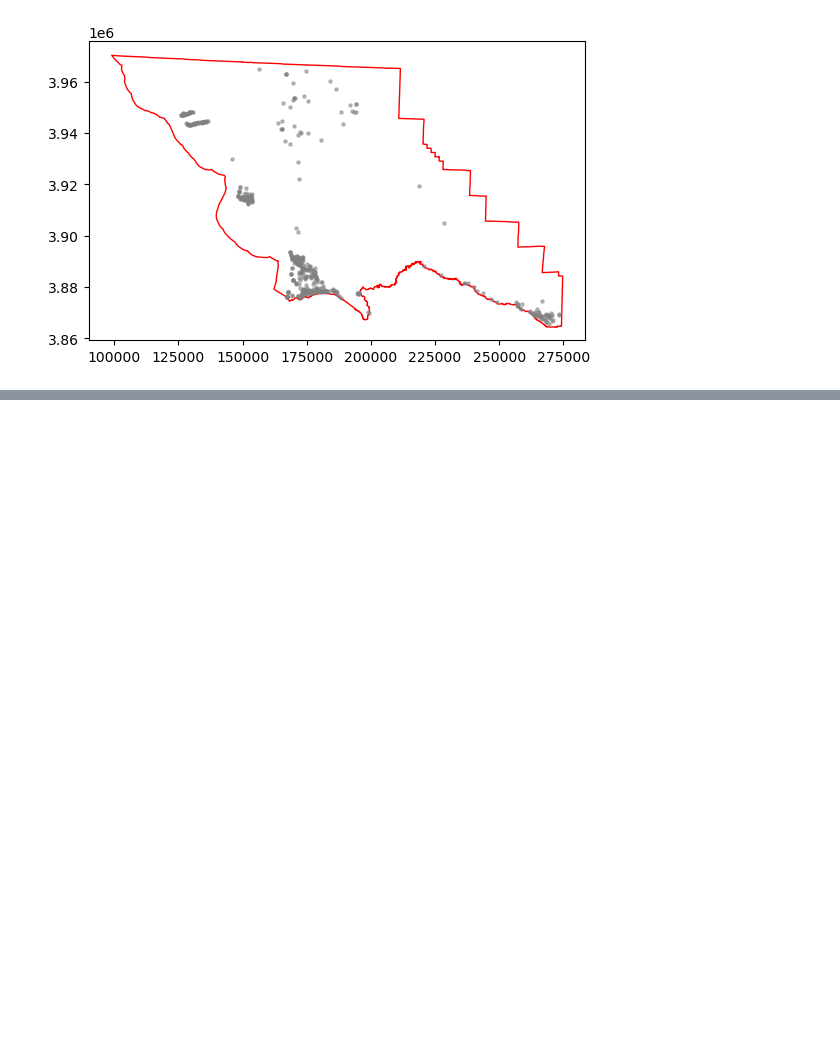
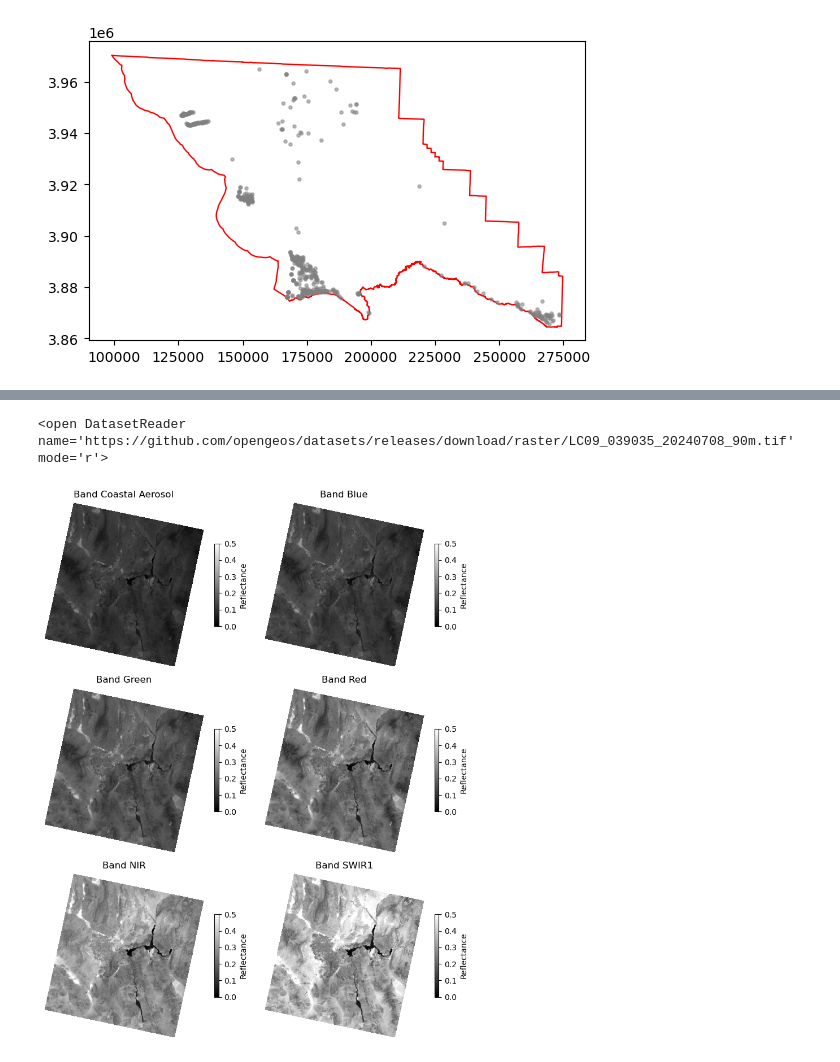
Before and after one commit to py4wrds/py4wrds, a Jupyter notebook: 5-geospatial-python.ipynb, the cells around one changed output, grey strips where cells are left out. Saved outputs shown, nothing was run; the diff lists cells and outputs as text; code cells hidden in the pictures; blank space fills up the shorter version.

```diff
--- a/5-geospatial-python.ipynb
+++ b/5-geospatial-python.ipynb
@@ -367,6 +587,10 @@ import rasterio as rio
 # %%
-raster_path = (
-    "https://github.com/opengeos/datasets/releases/download/raster/dem_90m.tif"
-)
-src = rio.open(raster_path)
+# Read multiband Landsat image:
+raster_path = "https://github.com/opengeos/datasets/releases/download/raster/LC09_039035_20240708_90m.tif"
+src = rasterio.open(raster_path)
 print(src)
+
+# Specify band names:
+band_names = ["Coastal Aerosol", "Blue", "Green", "Red", "NIR", "SWIR1", "SWIR2"]
+# %% [output]
+<open DatasetReader name='https://github.com/opengeos/datasets/releases/download/raster/LC09_039035_20240708_90m.tif' mode='r'>
@@ -377,0 +597,18 @@ plt.imshow(arr)
+# %%
+# Plot raster:
+
+fig, axes = plt.subplots(nrows=3, ncols=2, figsize=(8, 10))
+axes = axes.flatten()  # Flatten the 2D array of axes to 1D for easy iteration
+
+for band in range(1, src.count):
+    data = src.read(band)
+    ax = axes[band - 1]
+    im = ax.imshow(data, cmap="gray", vmin=0, vmax=0.5)
+    ax.set_title(f"Band {band_names[band - 1]}")
+    ax.axis("off")
+    fig.colorbar(im, ax=ax, label="Reflectance", shrink=0.5)
+
+plt.tight_layout()
+plt.show()
+# %% [output]
+[figure, added]
```
Also changed, not shown: parts of 35 cells of this notebook.
